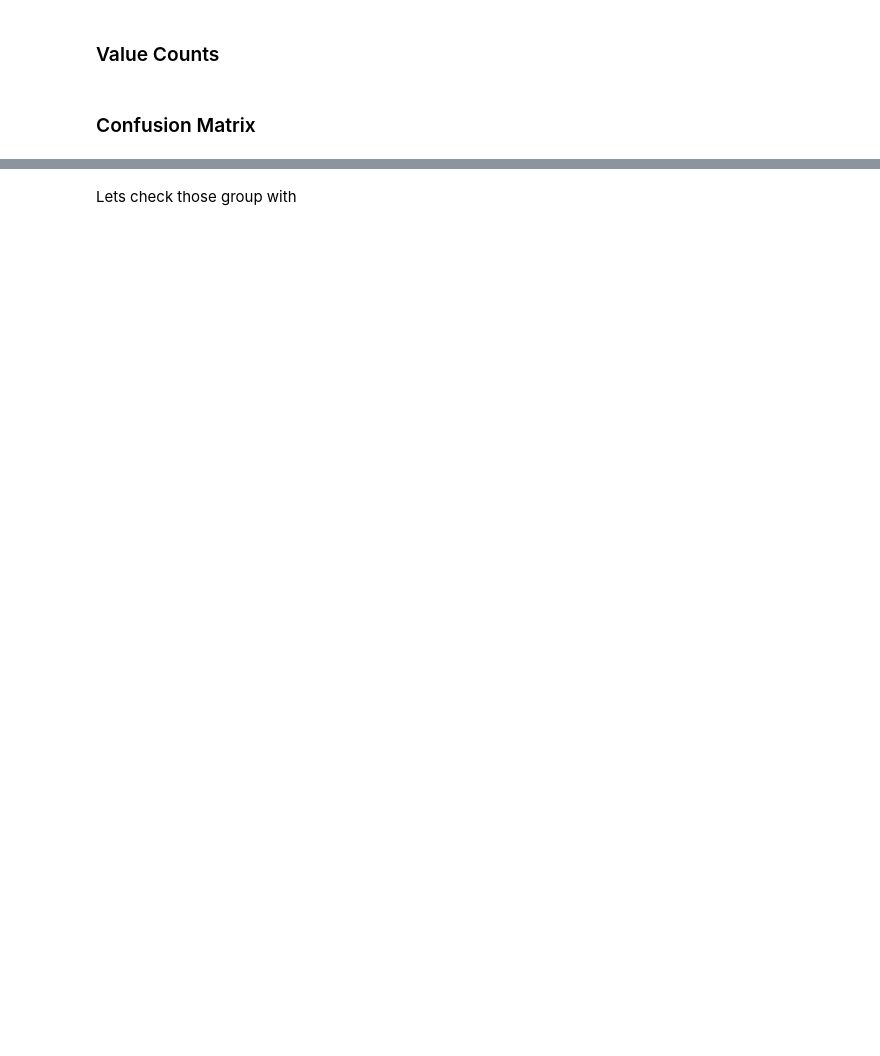
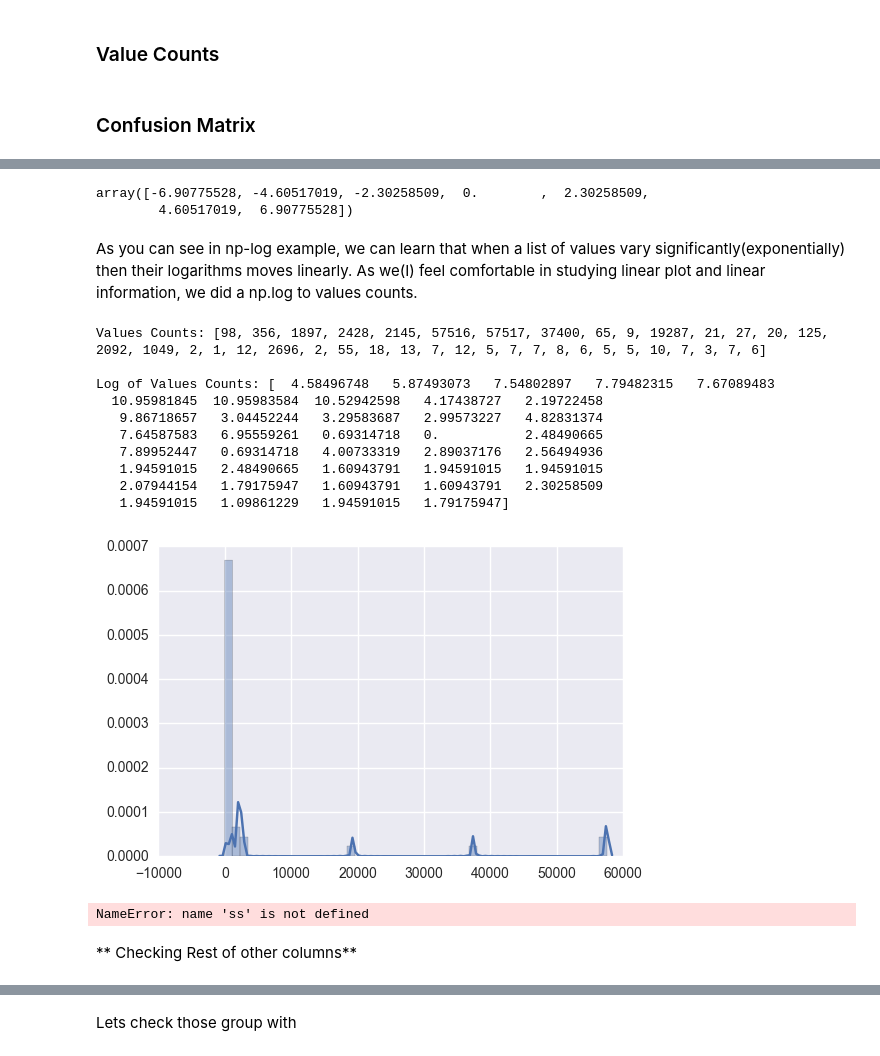
Before and after one commit to msampathkumar/datadriven, a Jupyter notebook: pumpit.ipynb, the cells around one changed output, grey strips where cells are left out. Cells and saved outputs as stored; diff of their text form; code cells hidden in the pictures; blank space fills up the shorter version.

```diff
--- a/pumpit.ipynb
+++ b/pumpit.ipynb
@@ -175,0 +335,3 @@ RAW_X.head().T
+# %%
+columns = RAW_X.columns
+values_counts_bag = [ len(RAW_X[column].value_counts()) for column in columns]
@@ -175,0 +346,34 @@ RAW_X.head().T
+# %%
+# Example of how np-log transforms data
+np.log([0.001, 0.01, 0.1, 1, 10, 100, 1000])
+# %% [output]
+array([-6.90775528, -4.60517019, -2.30258509,  0.        ,  2.30258509,
+        4.60517019,  6.90775528])
+# %% [markdown]
+As you can see in np-log example, we can learn that when a list of values vary significantly(exponentially) then their logarithms moves linearly. As we(I) feel comfortable in studying linear plot and linear information, we did a np.log to values counts.
+# %%
+print 'Values Counts:', values_counts_bag
+
+print '\nLog of Values Counts:', np.log(values_counts_bag)
+
+_ = sns.distplot(values_counts_bag)
+# %% [output]
+Values Counts: [98, 356, 1897, 2428, 2145, 57516, 57517, 37400, 65, 9, 19287, 21, 27, 20, 125, 2092, 1049, 2, 1, 12, 2696, 2, 55, 18, 13, 7, 12, 5, 7, 7, 8, 6, 5, 5, 10, 7, 3, 7, 6]
+
+Log of Values Counts: [  4.58496748   5.87493073   7.54802897   7.79482315   7.67089483
+  10.95981845  10.95983584  10.52942598   4.17438727   2.19722458
+   9.86718657   3.04452244   3.29583687   2.99573227   4.82831374
+   7.64587583   6.95559261   0.69314718   0.           2.48490665
+   7.89952447   0.69314718   4.00733319   2.89037176   2.56494936
+   1.94591015   2.48490665   1.60943791   1.94591015   1.94591015
+   2.07944154   1.79175947   1.60943791   1.60943791   2.30258509
+   1.94591015   1.09861229   1.94591015   1.79175947]
+[figure, added]
+# %%
+ss.plot(kind='barh', figsize=(12, 12))
+_ = plt.plot((2, 2), (0, 38))
+_ = plt.plot((4, 4), (0, 38), '-g')
+_ = plt.plot((6, 6), (0, 38), '-r')
+print 'We seem to have some special categories where value counts are high.'
+# %% [output]
+NameError: name 'ss' is not defined
@@ -175,0 +382,2 @@ RAW_X.head().T
+# %% [markdown]
+** Checking Rest of other columns**
```
Also changed, not shown: parts of 78 cells of this notebook.
